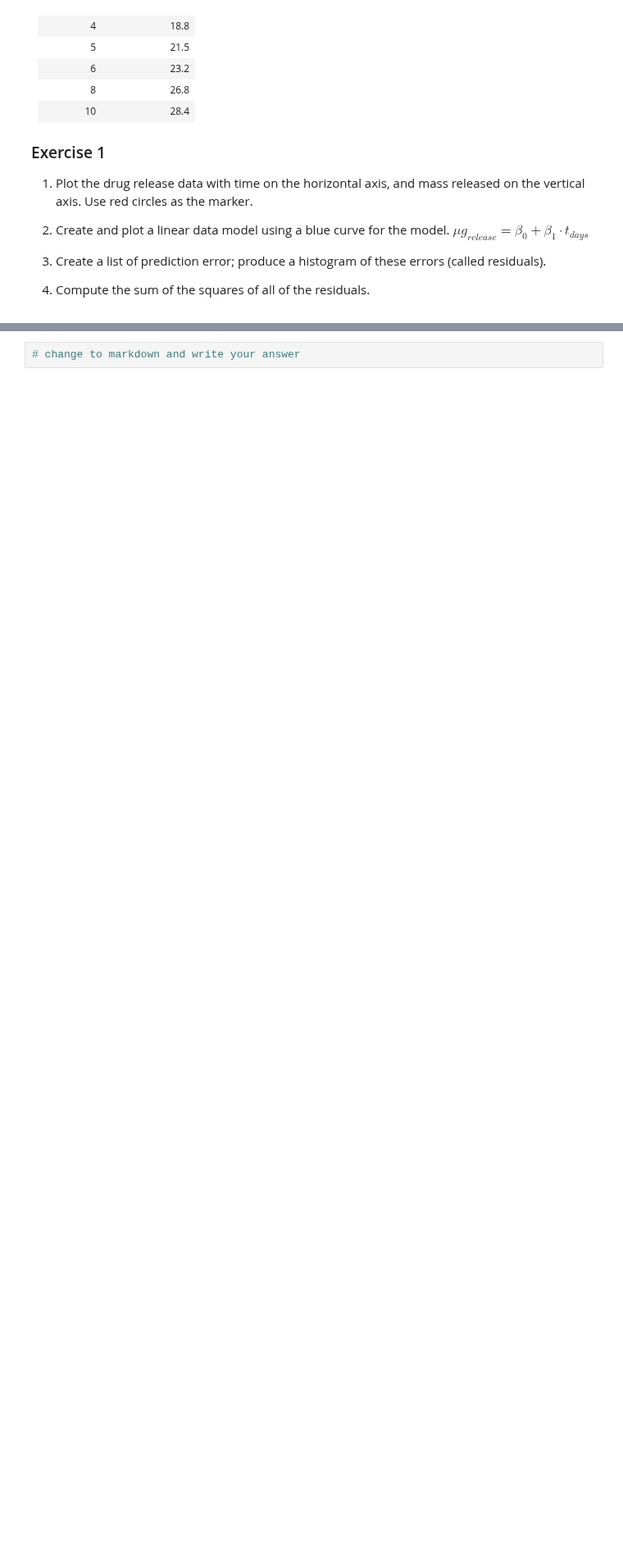
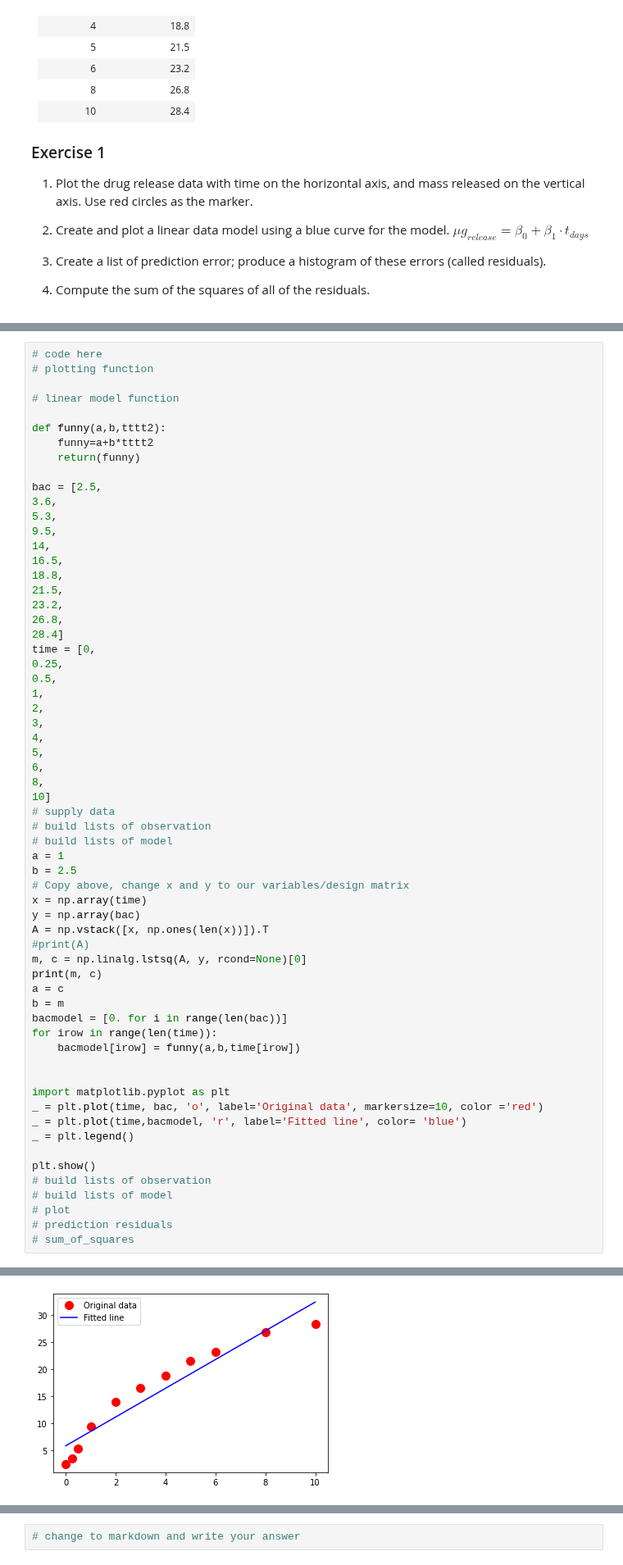
Before and after one commit to dustykat/ce-5319-webroot, a Jupyter notebook: ce5319jb/_build/html/_sources/lessons/lesson11/lesson11.ipynb, the cells around one changed output, grey strips where cells are left out. Shown at 82% size. Cells and saved outputs as stored; diff of their text form; blank space fills up the shorter version.

Commit message:
update funny haha

```diff
--- a/ce5319jb/_build/html/_sources/lessons/lesson11/lesson11.ipynb
+++ b/ce5319jb/_build/html/_sources/lessons/lesson11/lesson11.ipynb
@@ -551,0 +542,63 @@ Most drugs have therapeutic benefits when the drug is above a “therapeutic thr
+# %%
+# code here
+# plotting function
+
+# linear model function
+
+def funny(a,b,tttt2):
+    funny=a+b*tttt2
+    return(funny)
+
+bac = [2.5,
+3.6,
+5.3,
+9.5,
+14,
+16.5,
+18.8,
+21.5,
+23.2,
+26.8,
+28.4]
+time = [0,
+0.25,
+0.5,
+1,
+2,
+3,
+4,
+5,
+6,
+8,
+10]
+# supply data
+# build lists of observation
+# build lists of model
+a = 1
+b = 2.5
+# Copy above, change x and y to our variables/design matrix
+x = np.array(time)
+y = np.array(bac)
+A = np.vstack([x, np.ones(len(x))]).T
+#print(A)
+m, c = np.linalg.lstsq(A, y, rcond=None)[0]
+print(m, c)
+a = c
+b = m
+bacmodel = [0. for i in range(len(bac))]
+for irow in range(len(time)):
+    bacmodel[irow] = funny(a,b,time[irow])
+
+
+import matplotlib.pyplot as plt
+_ = plt.plot(time, bac, 'o', label='Original data', markersize=10, color ='red')
+_ = plt.plot(time,bacmodel, 'r', label='Fitted line', color= 'blue')
+_ = plt.legend()
+
+plt.show()
+# build lists of observation
+# build lists of model
+# plot
+# prediction residuals
+# sum_of_squares
+# %% [output]
@@ -552,3 +606,4 @@ Most drugs have therapeutic benefits when the drug is above a “therapeutic thr
+[figure, added]
 # %% [markdown]
 ### Exercise-2
 
```
Also changed, not shown: parts of 6 cells of this notebook, 13 other files.
